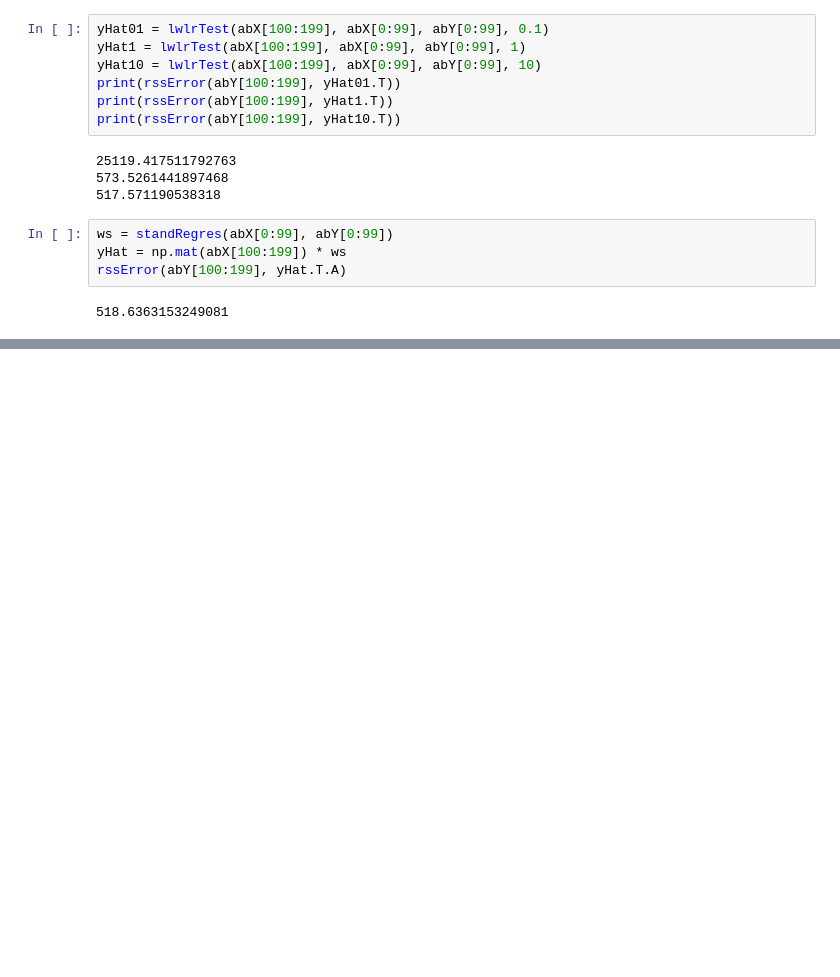
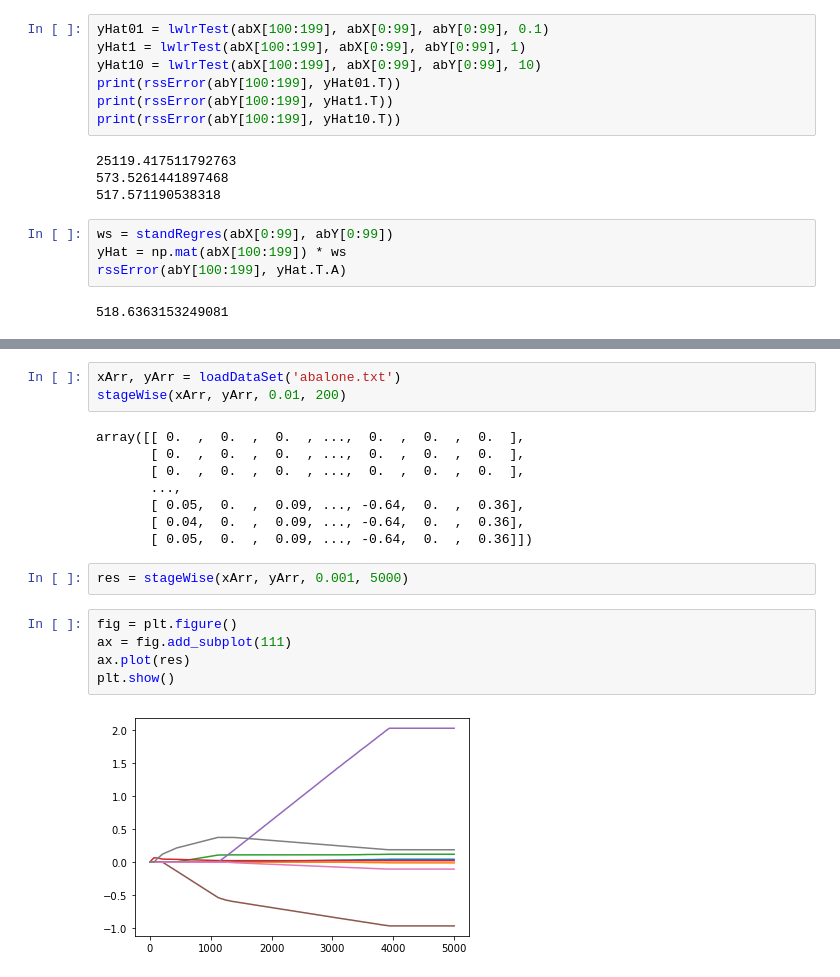
Before and after one commit to gouyt13/ML_in_action, a Jupyter notebook: Ch08/regression.ipynb, the cells around one changed output, grey strips where cells are left out. Cells and saved outputs as stored; diff of their text form; blank space fills up the shorter version.

```diff
--- a/Ch08/regression.ipynb
+++ b/Ch08/regression.ipynb
@@ -145,0 +221,20 @@ rssError(abY[100:199], yHat.T.A)
+# %%
+xArr, yArr = loadDataSet('abalone.txt')
+stageWise(xArr, yArr, 0.01, 200)
+# %% [output]
+array([[ 0.  ,  0.  ,  0.  , ...,  0.  ,  0.  ,  0.  ],
+       [ 0.  ,  0.  ,  0.  , ...,  0.  ,  0.  ,  0.  ],
+       [ 0.  ,  0.  ,  0.  , ...,  0.  ,  0.  ,  0.  ],
+       ...,
+       [ 0.05,  0.  ,  0.09, ..., -0.64,  0.  ,  0.36],
+       [ 0.04,  0.  ,  0.09, ..., -0.64,  0.  ,  0.36],
+       [ 0.05,  0.  ,  0.09, ..., -0.64,  0.  ,  0.36]])
+# %%
+res = stageWise(xArr, yArr, 0.001, 5000)
+# %%
+fig = plt.figure()
+ax = fig.add_subplot(111)
+ax.plot(res)
+plt.show()
+# %% [output]
+[figure, added]
```
Also changed, not shown: parts of 5 cells of this notebook.
